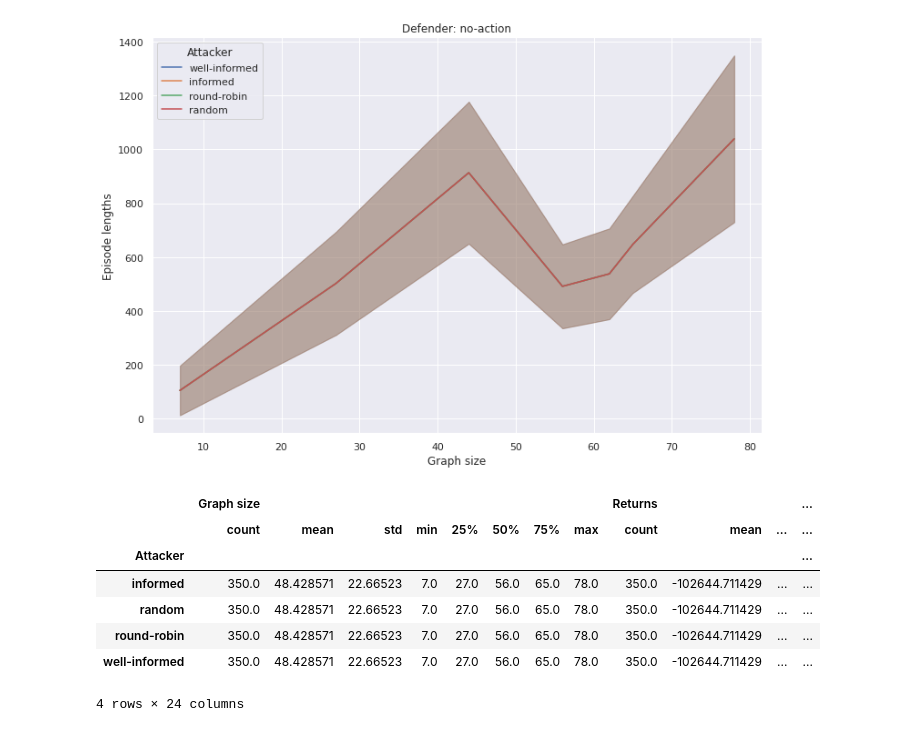
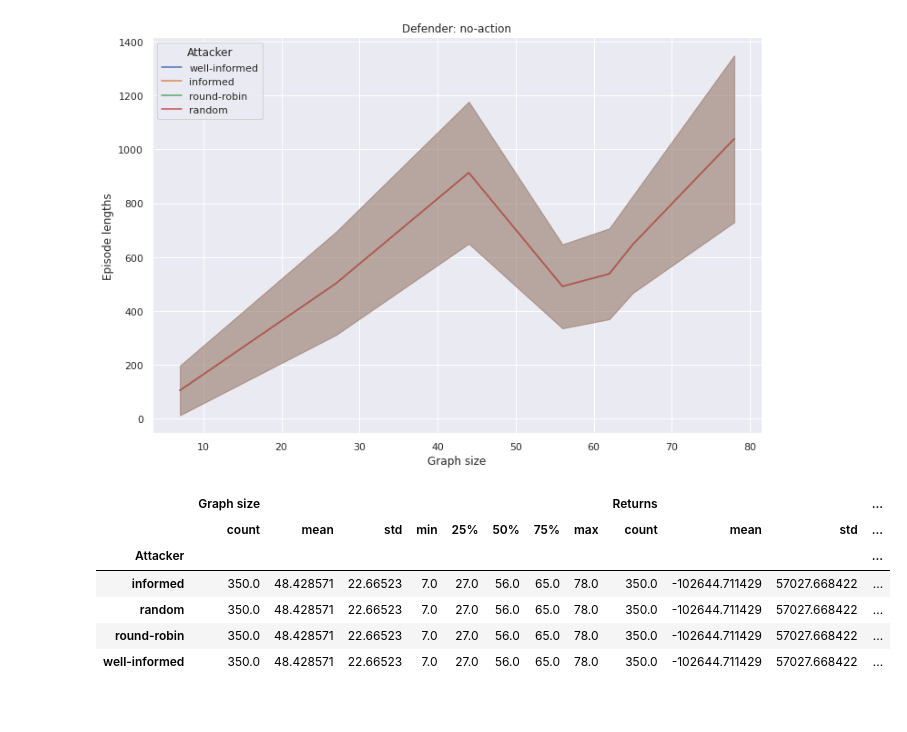
Before and after one commit to KTH-SSAS/cyber-attack-simulator, a Jupyter notebook: notebooks/length-check-tune-eval.ipynb, the cells around one changed output. Cells and saved outputs as stored; diff of their text form; code cells hidden in the pictures.

```diff
--- a/notebooks/length-check-tune-eval.ipynb
+++ b/notebooks/length-check-tune-eval.ipynb
@@ -118,18 +80,20 @@ shutdown()
 # %%
 rename = {
+    "config.env_config.attacker": "Attacker",
     "config.env_config.attack_graph": "graph",
-    "config.env_config.attacker": "Attacker",
     "evaluation.hist_stats.episode_reward": "returns",
     "evaluation.hist_stats.episode_lengths": "lengths",
 }
 
-df = results.results_df[rename.keys()].rename(columns=rename)
-df["Graph size"] = df["graph"].apply(lambda g: g.num_attacks)
-del df["graph"]
-df["tuple"] = df.apply(lambda t: list(zip(t.returns, t.lengths)), axis="columns")
-del df["returns"]
-del df["lengths"]
-df = df.explode("tuple", ignore_index=True)
-df[["Returns", "Episode lengths"]] = df["tuple"].tolist()
-del df["tuple"]
-df
+def postprocess(results_df):
+    df = results_df[rename.keys()].rename(columns=rename)
+    df.dropna(inplace=True)  # remove `NaN` results from failed trials
+    df["Graph size"] = df["graph"].apply(lambda g: g.num_attacks)
+    del df["graph"]
+    df["tuple"] = df.apply(lambda t: list(zip(t.returns, t.lengths)), axis="columns")
+    del df["returns"]
+    del df["lengths"]
+    df = df.explode("tuple", ignore_index=True)
+    df[["Returns", "Episode lengths"]] = df["tuple"].tolist()
+    del df["tuple"]
+    return df
@@ -150,3 +100,23 @@ df
+# %%
+def generate(savename):
+    init(**args)
+    results = tune.run(
+        no_action,
+        config=config,
+        stop=dict(training_iteration=0),
+        max_failures=3,
+        queue_trials=True,
+        raise_on_failed_trial=False,
+        progress_reporter=tune.JupyterNotebookReporter(overwrite=True),
+    )
+    shutdown()
+    df = postprocess(results.results_df)
+    df.to_csv(savename)
+    return df
+# %%
+savename = "length-tune-eval.csv"
+
+df = generate(savename) if not os.path.exists(savename) else pd.read_csv(savename, index_col=0)
 # %%
 sns.set(style="darkgrid", rc={"figure.figsize": (12, 8)})
 # %%
@@ -164,13 +134,13 @@ g.set_title("Defender: no-action")
 Text(0.5, 1.0, 'Defender: no-action')
 [figure]
 # %%
+pd.set_option("display.max_columns", 32)
 df.groupby("Attacker").describe()
 # %% [output]
 |  | Graph size |  |  |  |  |  |  |  | Returns |  |  | ... |
-|  | count | mean | std | min | 25% | 50% | 75% | max | count | mean | ... | ... |
+|  | count | mean | std | min | 25% | 50% | 75% | max | count | mean | std | ... |
 | Attacker |  |  |  |  |  |  |  |  |  |  |  | ... |
-| informed | 350.0 | 48.428571 | 22.66523 | 7.0 | 27.0 | 56.0 | 65.0 | 78.0 | 350.0 | -102644.711429 | ... | ... |
-| random | 350.0 | 48.428571 | 22.66523 | 7.0 | 27.0 | 56.0 | 65.0 | 78.0 | 350.0 | -102644.711429 | ... | ... |
-| round-robin | 350.0 | 48.428571 | 22.66523 | 7.0 | 27.0 | 56.0 | 65.0 | 78.0 | 350.0 | -102644.711429 | ... | ... |
-| well-informed | 350.0 | 48.428571 | 22.66523 | 7.0 | 27.0 | 56.0 | 65.0 | 78.0 | 350.0 | -102644.711429 | ... | ... |
+| informed | 350.0 | 48.428571 | 22.66523 | 7.0 | 27.0 | 56.0 | 65.0 | 78.0 | 350.0 | -102644.711429 | 57027.668422 | ... |
+| random | 350.0 | 48.428571 | 22.66523 | 7.0 | 27.0 | 56.0 | 65.0 | 78.0 | 350.0 | -102644.711429 | 57027.668422 | ... |
+| round-robin | 350.0 | 48.428571 | 22.66523 | 7.0 | 27.0 | 56.0 | 65.0 | 78.0 | 350.0 | -102644.711429 | 57027.668422 | ... |
+| well-informed | 350.0 | 48.428571 | 22.66523 | 7.0 | 27.0 | 56.0 | 65.0 | 78.0 | 350.0 | -102644.711429 | 57027.668422 | ... |
-4 rows × 24 columns
```
Also changed, not shown: parts of 5 cells of this notebook, 3 other files.
